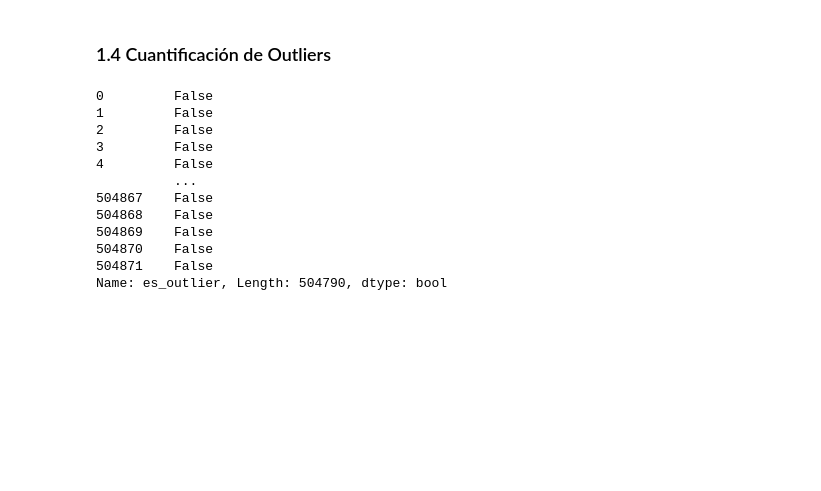
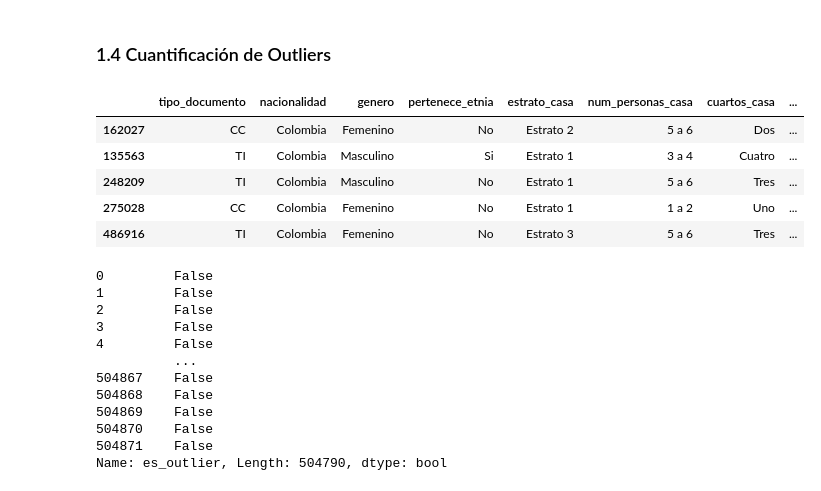
Before and after one commit to JorgeJordyJaimes/icfes-app, a Jupyter notebook: notebooks/3.analisis-datos.ipynb, the cells around one changed output. Drawn from its saved outputs; the diff is of its cells as text; code cells hidden in the pictures; blank space fills up the shorter version.

```diff
--- a/notebooks/3.analisis-datos.ipynb
+++ b/notebooks/3.analisis-datos.ipynb
@@ -537,6 +537,15 @@ Estudiantes con puntaje_global = 0 después de eliminar: 0
 Total de filas en el dataset: 504790
 # %% [markdown]
 ### 1.4 Cuantificación de Outliers
+# %%
+icfes.sample(5)
+# %% [output]
+|  | tipo_documento | nacionalidad | genero | pertenece_etnia | estrato_casa | num_personas_casa | cuartos_casa | ... |
+| 162027 | CC | Colombia | Femenino | No | Estrato 2 | 5 a 6 | Dos | ... |
+| 135563 | TI | Colombia | Masculino | Si | Estrato 1 | 3 a 4 | Cuatro | ... |
+| 248209 | TI | Colombia | Masculino | No | Estrato 1 | 5 a 6 | Tres | ... |
+| 275028 | CC | Colombia | Femenino | No | Estrato 1 | 1 a 2 | Uno | ... |
+| 486916 | TI | Colombia | Femenino | No | Estrato 3 | 5 a 6 | Tres | ... |
 # %%
 icfes['es_outlier'] = (icfes['puntaje_global'] < 104) | (icfes['puntaje_global'] > 399)
 icfes['es_outlier']
```
Also changed, not shown: parts of 3 cells of this notebook.
